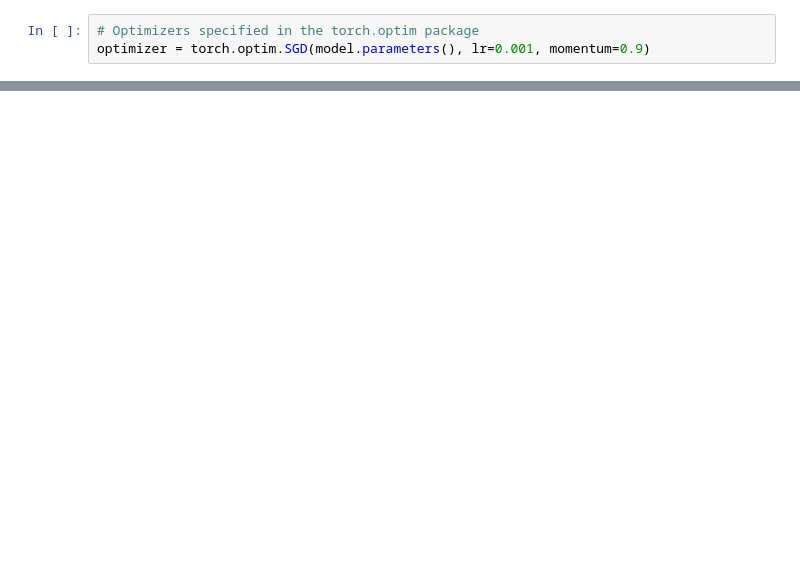
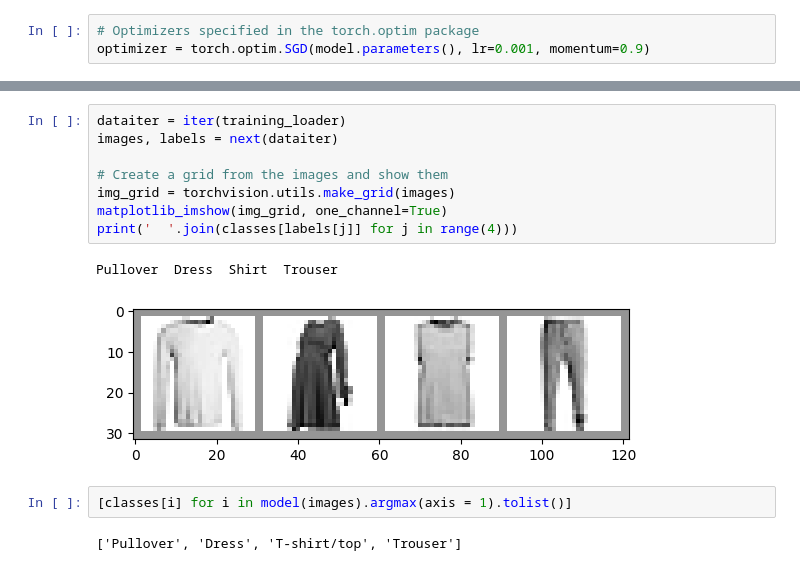
Before and after one commit to mdominguezd/PyTorch_Training, a Jupyter notebook: Simple_Classifier.ipynb, the cells around one changed output, grey strips where cells are left out. Drawn from its saved outputs; the diff is of its cells as text; blank space fills up the shorter version.

Commit message:
Modified last cell to see model outputs

```diff
--- a/Simple_Classifier.ipynb
+++ b/Simple_Classifier.ipynb
@@ -217,0 +231,15 @@ NameError: name 'datetime' is not defined
+# %%
+dataiter = iter(training_loader)
+images, labels = next(dataiter)
+
+# Create a grid from the images and show them
+img_grid = torchvision.utils.make_grid(images)
+matplotlib_imshow(img_grid, one_channel=True)
+print('  '.join(classes[labels[j]] for j in range(4)))
+# %% [output]
+Pullover  Dress  Shirt  Trouser
+[figure, added]
+# %%
+[classes[i] for i in model(images).argmax(axis = 1).tolist()]
+# %% [output]
+['Pullover', 'Dress', 'T-shirt/top', 'Trouser']
```
Also changed, not shown: parts of 9 cells of this notebook.
